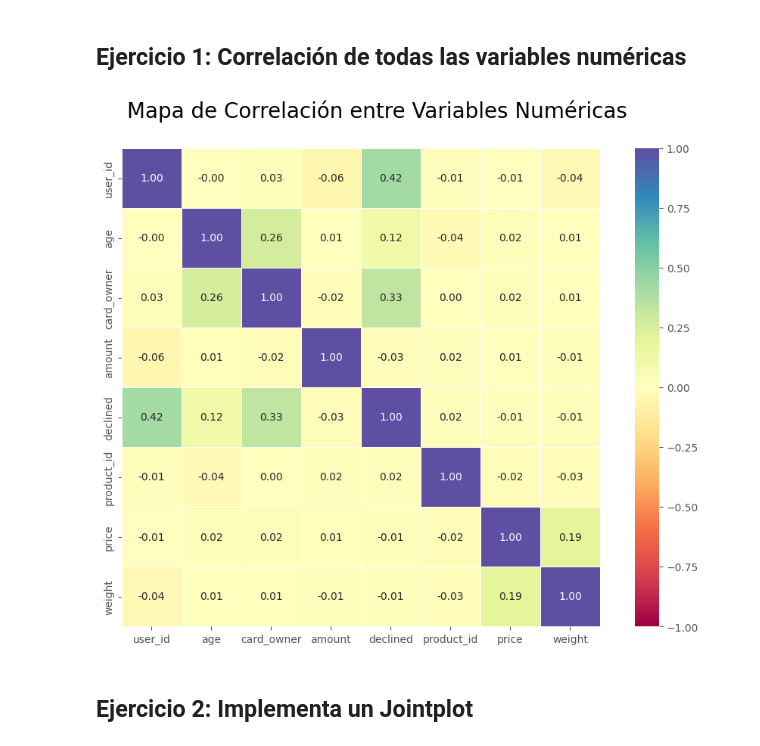
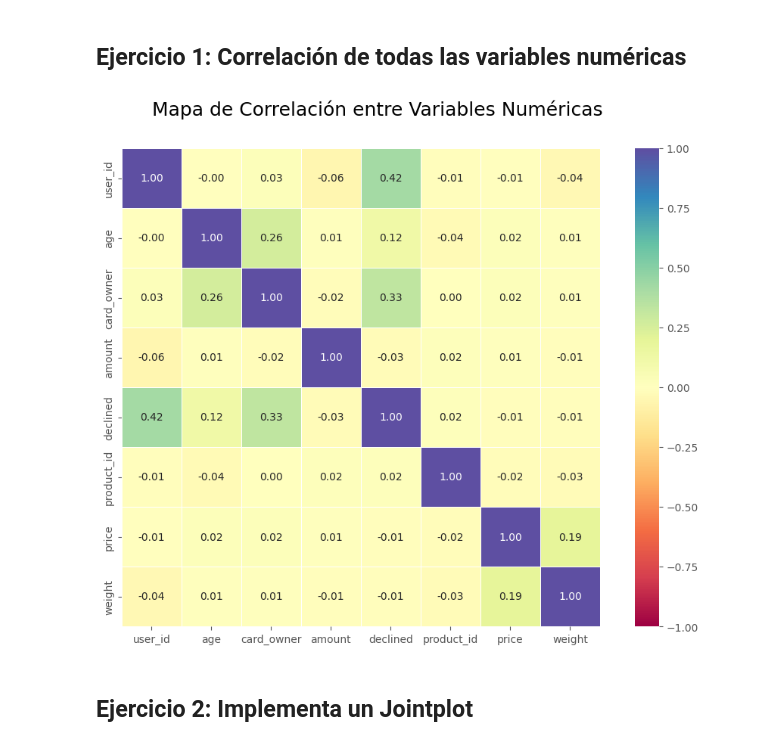
Before and after one commit to natalyamn/DataAnalytics_ITAcademy, a Jupyter notebook: 08. Sprint 8 Python/8.1 Visualizaciones en Python/Sprint8.01_NM.ipynb, the cells around one changed output. Drawn from its saved outputs; the diff is of its cells as text; code cells hidden in the pictures.

```diff
--- a/08. Sprint 8 Python/8.1 Visualizaciones en Python/Sprint8.01_NM.ipynb
+++ b/08. Sprint 8 Python/8.1 Visualizaciones en Python/Sprint8.01_NM.ipynb
@@ -316,16 +386,16 @@ trans_prod_user_credcard = pd.merge(trans_prod_user, dataframe['credit_card'], o
 # %%
 correlation_matrix = trans_prod_user_credcard[['user_id','age','card_owner','amount','declined','product_id','price','weight']].corr()
 
 plt.figure(figsize=(12,8))
 
 g = sns.heatmap(correlation_matrix, cmap='Spectral', annot=True, fmt='.2f', vmin= -1, vmax= 1, center= 0, square=True, linewidths= 0.5)
 
 g.figure.subplots_adjust(top=0.9)
-g.figure.suptitle('Mapa de Correlación entre Variables Numéricas', fontsize=20)
+g.figure.suptitle('Mapa de Correlación entre Variables Numéricas', fontsize=18)
 
 plt.show()
 # %% [output]
-[figure, old version]
+[figure, new version]
 # %% [markdown]
 ## Ejercicio 2: Implementa un Jointplot
 # %%
```
Also changed, not shown: parts of 22 cells of this notebook.
